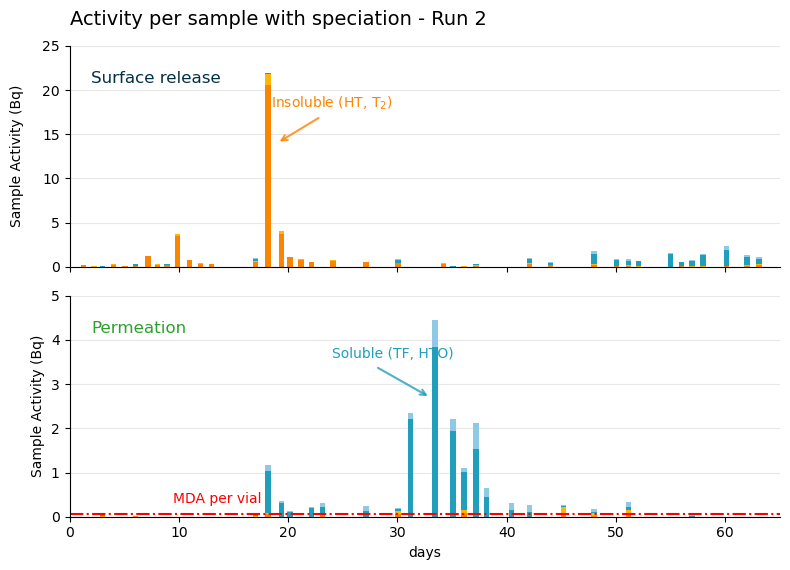
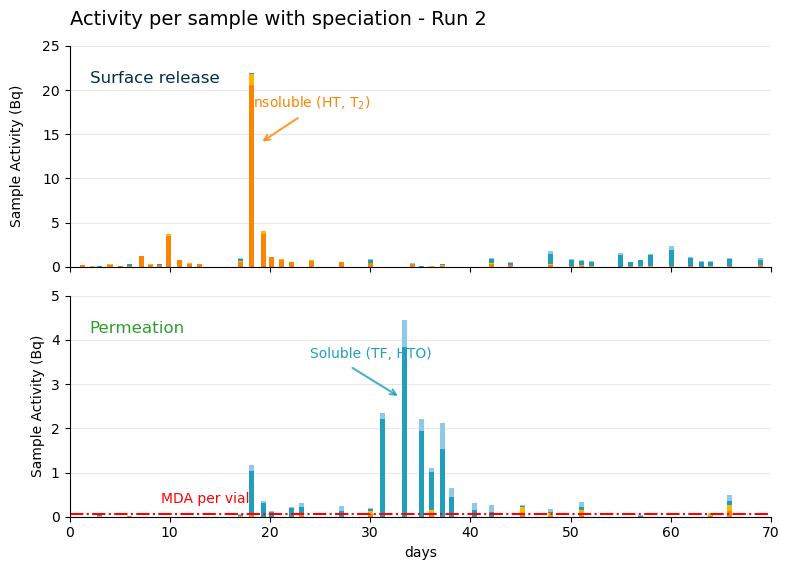
The notebook cell's code change between the first figure and the second:
--- before
+++ after
@@ -8,5 +8,5 @@
 ax1.grid(True, axis="y", alpha=0.3)
 ax1.set_ylim(bottom=0, top=25)
-ax1.set_xlim(0, 65)
+ax1.set_xlim(0, 70)
 ax1.set_ylabel("Sample Activity (Bq)", labelpad=13)
 ax1.set_title("Activity per sample with speciation - Run 2", loc="left", pad=15, fontsize=14)
@@ -29,5 +29,5 @@
 ax2.grid(True, axis="y", alpha=0.3)
 ax2.set_ylim(bottom=0, top=5)
-ax2.set_xlim(0, 65)
+ax2.set_xlim(0, 70)
 ax2.set_ylabel("Sample Activity (Bq)")
 ax2.set_xlabel("days")

Commit: Running tritium models